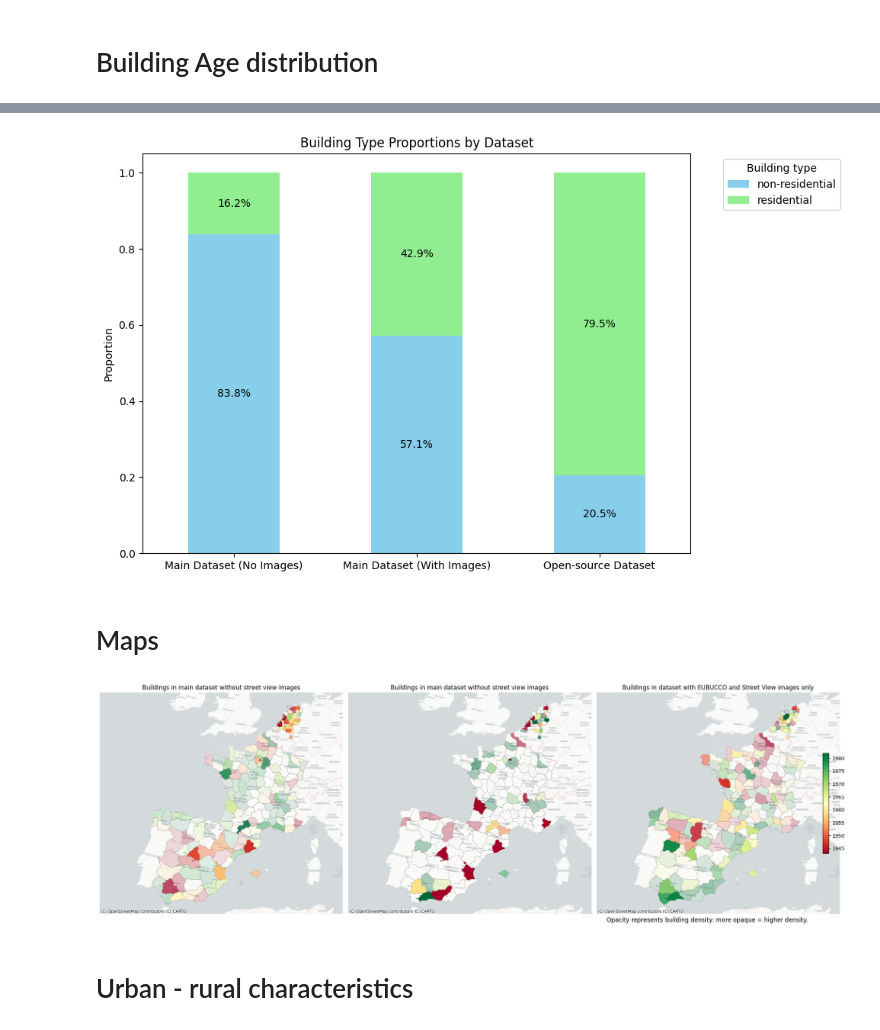
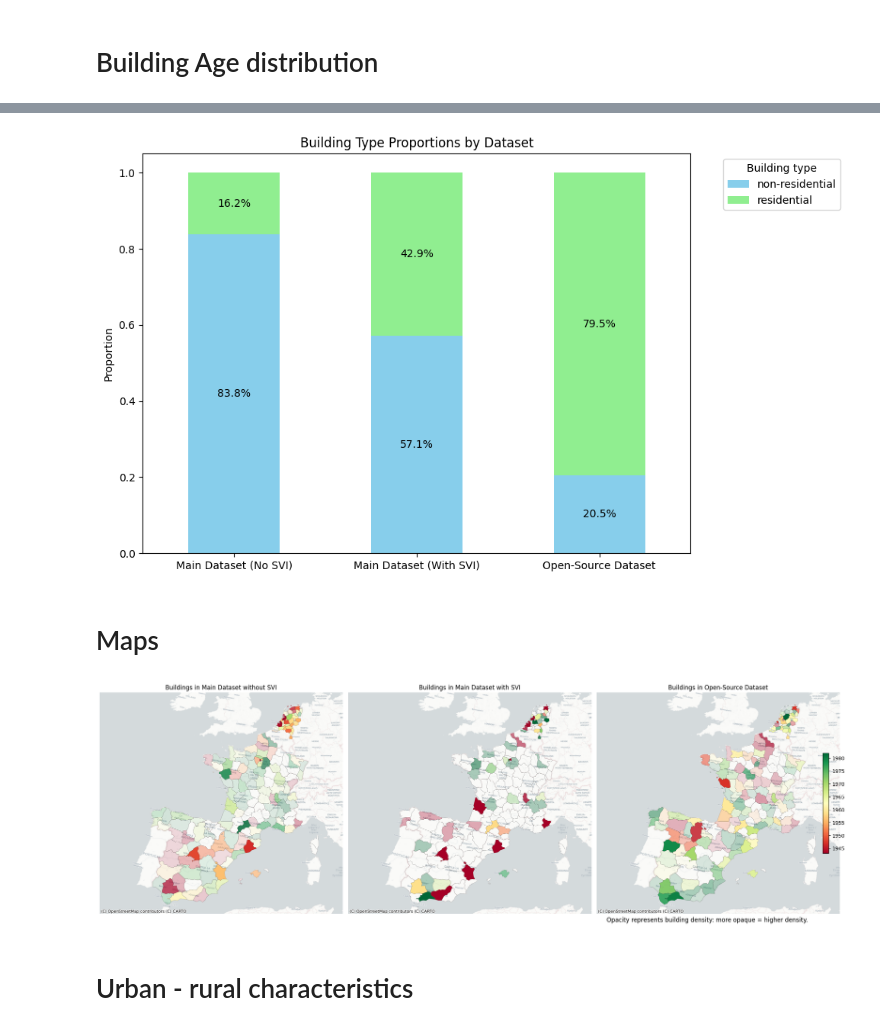
Before and after one commit to kaifoerster/BuildingAgePredictorML, a Jupyter notebook: main notebooks/descriptive statistics 2.ipynb, the cells around one changed output, grey strips where cells are left out. Cells and saved outputs as stored; diff of their text form; code cells hidden in the pictures.

```diff
--- a/main notebooks/descriptive statistics 2.ipynb
+++ b/main notebooks/descriptive statistics 2.ipynb
@@ -154,9 +152,9 @@ for ax, data, color in zip(axs, data_sets, colors):
 
 # Adding titles and labels
 titles = [
-    'Buildings in Main dataset without street view images',
-    'Buildings in main dataset with street view images',
-    'Buildings in dataset with EUBUCCO and Street View images only'
+    'Buildings in Main Dataset without SVI',
+    'Buildings in Main Dataset with SVI',
+    'Open-Source Dataset'
 ]
 for ax, title in zip(axs, titles):
     ax.set_title(title)
@@ -212,9 +210,9 @@ type_counts_scaled = df_scaled_france['type'].value_counts(normalize=True).sort_
 
 # Create a DataFrame for plotting
 df_plot = pd.DataFrame({
-    'Main Dataset (No Images)': type_counts_left,
-    'Main Dataset (With Images)': type_counts_both,
-    'Open-source Dataset': type_counts_scaled
+    'Main Dataset (No SVI)': type_counts_left,
+    'Main Dataset (With SVI)': type_counts_both,
+    'Open-Source Dataset': type_counts_scaled
 }).fillna(0)  # Ensuring all types are represented in all datasets
 
 df_plot2 = df_plot.transpose()
@@ -236,7 +234,7 @@ plt.legend(title='Building type', bbox_to_anchor=(1.05, 1), loc='upper left')
 plt.tight_layout()
 plt.show()
 # %% [output]
-[figure, old version]
+[figure, new version]
 # %% [markdown]
 # Maps
 # %%
@@ -353,37 +351,37 @@ def plot_map(data, title, ax, add_legend=False):
     nuts3_merged.boundary.plot(ax=ax, linewidth=0.1, color="black")
     plot = nuts3_merged.plot(ax=ax, column='age_right', cmap='RdYlGn',
                              alpha=opacity_normalized, vmin=color_min, vmax=color_max)
 
     ctx.add_basemap(ax, crs=nuts3_merged.crs.to_string(), source=ctx.providers.CartoDB.Positron, zoom=6)
     ax.set_xlim([2300000, 4500000])
     ax.set_ylim([1500000, 3500000])
     ax.set_title(title)
     ax.set_axis_off()
 
     if add_legend:
         # Create colorbar as a legend
         sm = ScalarMappable(norm=Normalize(vmin=color_min, vmax=color_max), cmap='RdYlGn')
         sm._A = []
         cbar_ax = fig.add_axes([0.97, 0.3, 0.008, 0.4])  # Adjust these values to position the color bar
         fig.colorbar(sm, cax=cbar_ax)
         cbar_ax.set_label('Average Age of Buildings')
 
 # Create figure with three subplots
 fig, axs = plt.subplots(1, 3, figsize=(21, 7))
 
 # Plot each map
-plot_map(gdf_left_only, 'Buildings in main dataset without street view images', axs[0])
-plot_map(gdf_both, 'Buildings in main dataset without street view images', axs[1])
-plot_map(gdf_scaled_n, 'Buildings in dataset with EUBUCCO and Street View images only', axs[2], add_legend=True)
+plot_map(gdf_left_only, 'Buildings in Main Dataset without SVI', axs[0])
+plot_map(gdf_both, 'Buildings in Main Dataset with SVI', axs[1])
+plot_map(gdf_scaled_n, 'Buildings in Open-Source Dataset', axs[2], add_legend=True)
 
 # Add a custom annotation for opacity explanation in the right corner of the figure
 fig.text(0.95, 0.02, 'Opacity represents building density: more opaque = higher density.', ha='right', va='bottom', fontsize=12)
 fig.subplots_adjust(right=0.9)
 
 plt.tight_layout()
 plt.show()
 # %% [output]
-[figure, old version]
+[figure, new version]
 # %% [markdown]
 # Urban - rural characteristics
 # %%
```
Also changed, not shown: parts of 13 cells of this notebook, 9 other files.
